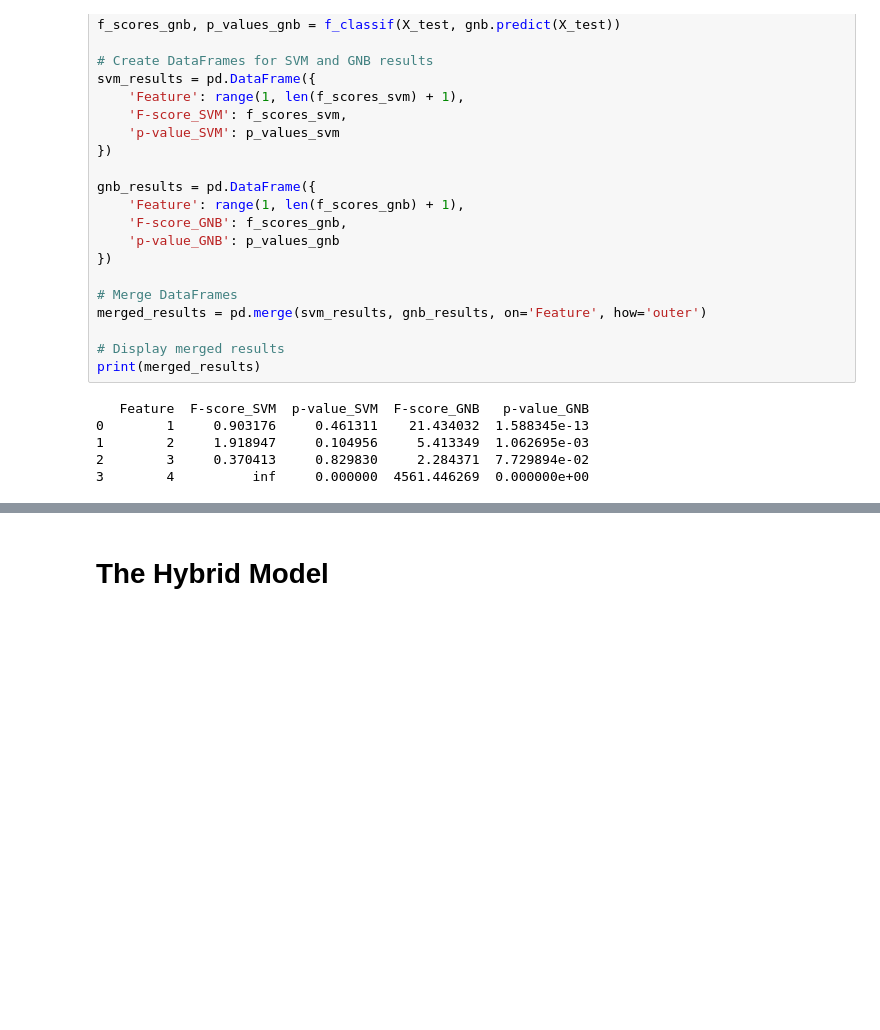
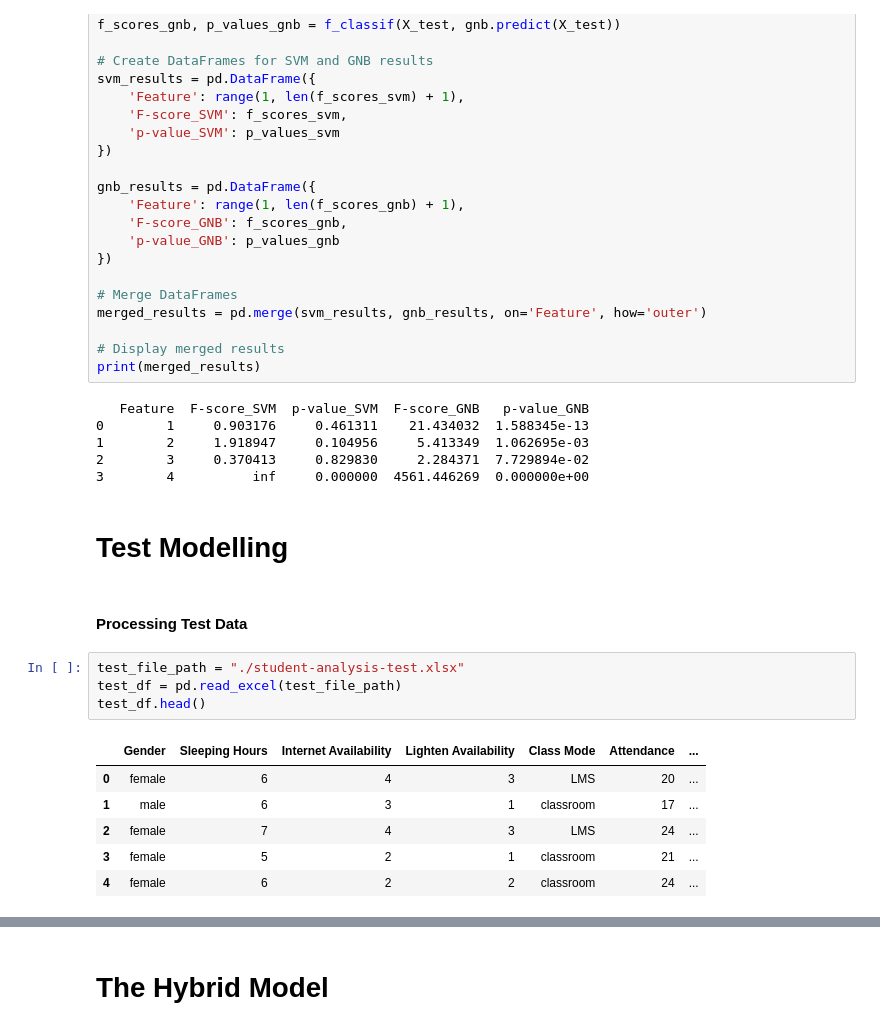
Before and after one commit to Ofori416/Student.PredictionModel, a Jupyter notebook: app.ipynb, the cells around one changed output, grey strips where cells are left out. Cells and saved outputs as stored; diff of their text form; blank space fills up the shorter version.

```diff
--- a/app.ipynb
+++ b/app.ipynb
@@ -849,3 +849,18 @@ print(merged_results)
 1        2     1.918947     0.104956     5.413349  1.062695e-03
 2        3     0.370413     0.829830     2.284371  7.729894e-02
 3        4          inf     0.000000  4561.446269  0.000000e+00
+# %% [markdown]
+# **Test Modelling**
+# %% [markdown]
+#### Processing Test Data
+# %%
+test_file_path = "./student-analysis-test.xlsx"
+test_df = pd.read_excel(test_file_path)
+test_df.head()
+# %% [output]
+|  | Gender | Sleeping Hours | Internet Availability | Lighten Availability | Class Mode | Attendance | ... |
+| 0 | female | 6 | 4 | 3 | LMS | 20 | ... |
+| 1 | male | 6 | 3 | 1 | classroom | 17 | ... |
+| 2 | female | 7 | 4 | 3 | LMS | 24 | ... |
+| 3 | female | 5 | 2 | 1 | classroom | 21 | ... |
+| 4 | female | 6 | 2 | 2 | classroom | 24 | ... |
```
Also changed, not shown: parts of 20 cells of this notebook, 5 other files.
